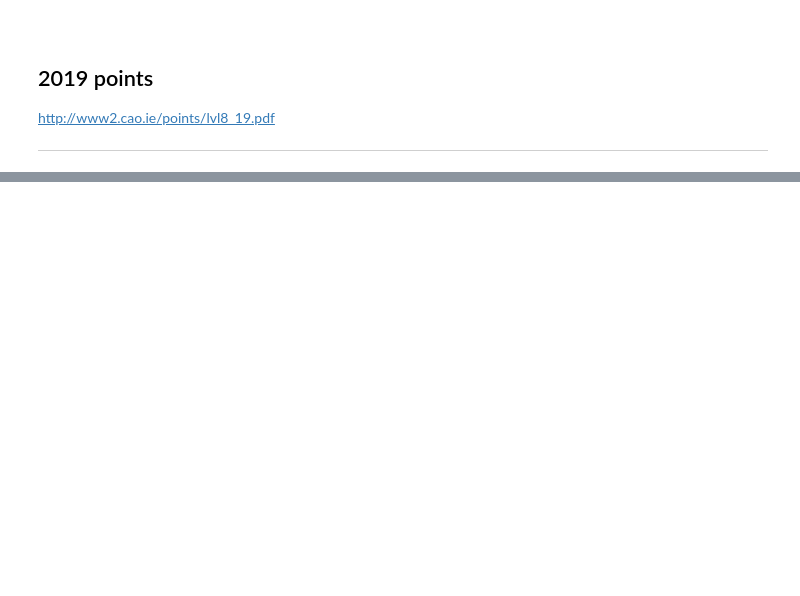
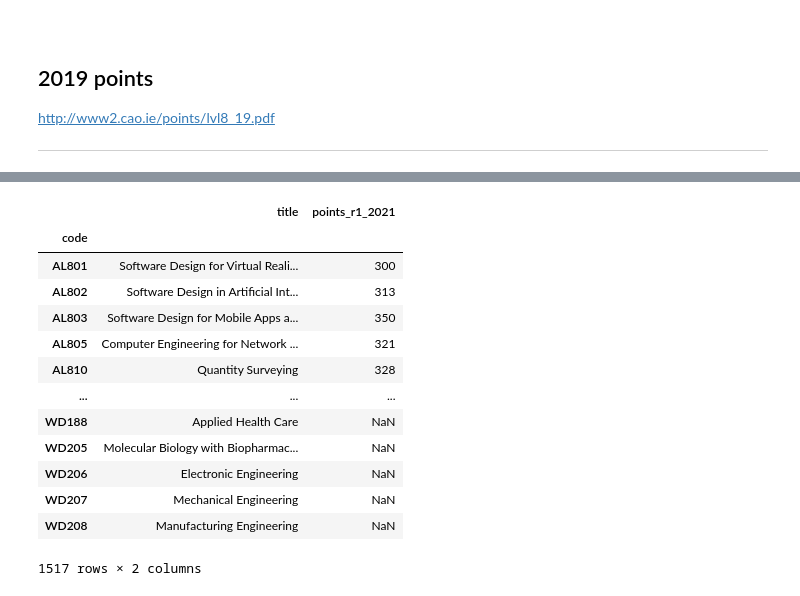
Before and after one commit to Trishmcc/Fundamentals-of-Data-Analytics, a Jupyter notebook: cao-points-analysis.ipynb, the cells around one changed output, grey strips where cells are left out. Saved outputs shown, nothing was run; the diff lists cells and outputs as text; code cells hidden in the pictures; blank space fills up the shorter version.

```diff
--- a/cao-points-analysis.ipynb
+++ b/cao-points-analysis.ipynb
@@ -194,0 +316,3 @@ dfs = tabula.read_pdf(path, pages='all')
+# %%
+allcourses = pd.concat([courses2021, courses2020])
+allcourses
@@ -194,0 +383,3 @@ dfs = tabula.read_pdf(path, pages='all')
+# %%
+#Returns a copy of the data frame with duplicates removed - based only o cade
+allcourses.drop_duplicates(subset=['code'], inplace=True)
@@ -194,0 +415,18 @@ dfs = tabula.read_pdf(path, pages='all')
+# %%
+allcourses = allcourses.join(df2021[['points_r1_2021']])
+allcourses
+# %% [output]
+|  | title | points_r1_2021 |
+| code |  |  |
+| AL801 | Software Design for Virtual Reali... | 300 |
+| AL802 | Software Design in Artificial Int... | 313 |
+| AL803 | Software Design for Mobile Apps a... | 350 |
+| AL805 | Computer Engineering for Network ... | 321 |
+| AL810 | Quantity Surveying | 328 |
+| ... | ... | ... |
+| WD188 | Applied Health Care | NaN |
+| WD205 | Molecular Biology with Biopharmac... | NaN |
+| WD206 | Electronic Engineering | NaN |
+| WD207 | Mechanical Engineering | NaN |
+| WD208 | Manufacturing Engineering | NaN |
+1517 rows × 2 columns
```
Also changed, not shown: parts of 28 cells of this notebook, 45 other files.
